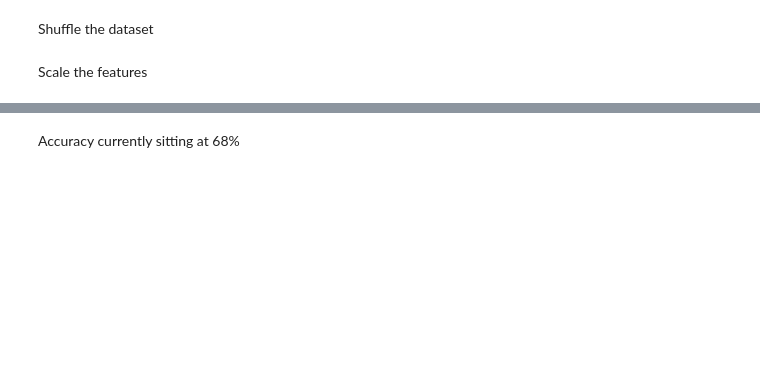
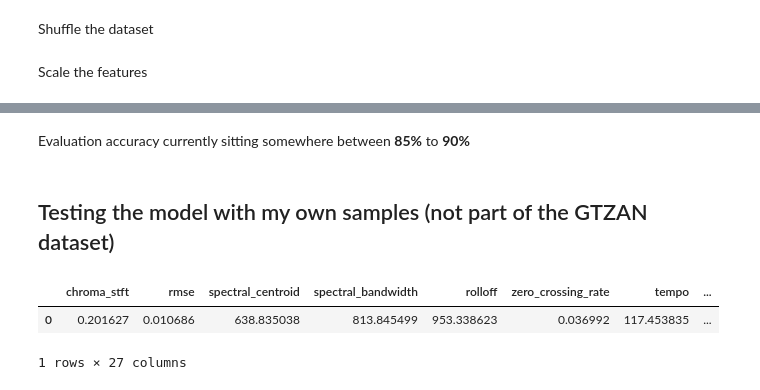
Before and after one commit to JWL16038/Music-Classification, a Jupyter notebook: Notebooks/GTZAN model.ipynb, the cells around one changed output, grey strips where cells are left out. Saved outputs shown, nothing was run; the diff lists cells and outputs as text; code cells hidden in the pictures; blank space fills up the shorter version.

```diff
--- a/Notebooks/GTZAN model.ipynb
+++ b/Notebooks/GTZAN model.ipynb
@@ -191,2 +194,4 @@ Accuracy: 68.63%
-# %% [markdown]
-Accuracy currently sitting at 68%
+# %% [markdown]
+Evaluation accuracy currently sitting somewhere between **85%** to **90%**
+# %% [markdown]
+## Testing the model with my own samples (not part of the GTZAN dataset)
@@ -192,0 +240,11 @@ Accuracy currently sitting at 68%
+# %%
+dummy_data = pd.read_csv(os.path.join(own_path,"metadata_own.csv"))
+dummy_data = dummy_data.drop(['filename','length'],axis=1)
+
+dummy_data.label = [label_index[l] for l in dummy_data.label]
+dummy_data_y = dummy_data.pop('label')
+dummy_data.head()
+# %% [output]
+|  | chroma_stft | rmse | spectral_centroid | spectral_bandwidth | rolloff | zero_crossing_rate | tempo | ... |
+| 0 | 0.201627 | 0.010686 | 638.835038 | 813.845499 | 953.338623 | 0.036992 | 117.453835 | ... |
+1 rows × 27 columns
```
Also changed, not shown: parts of 11 cells of this notebook, 1 other file.
